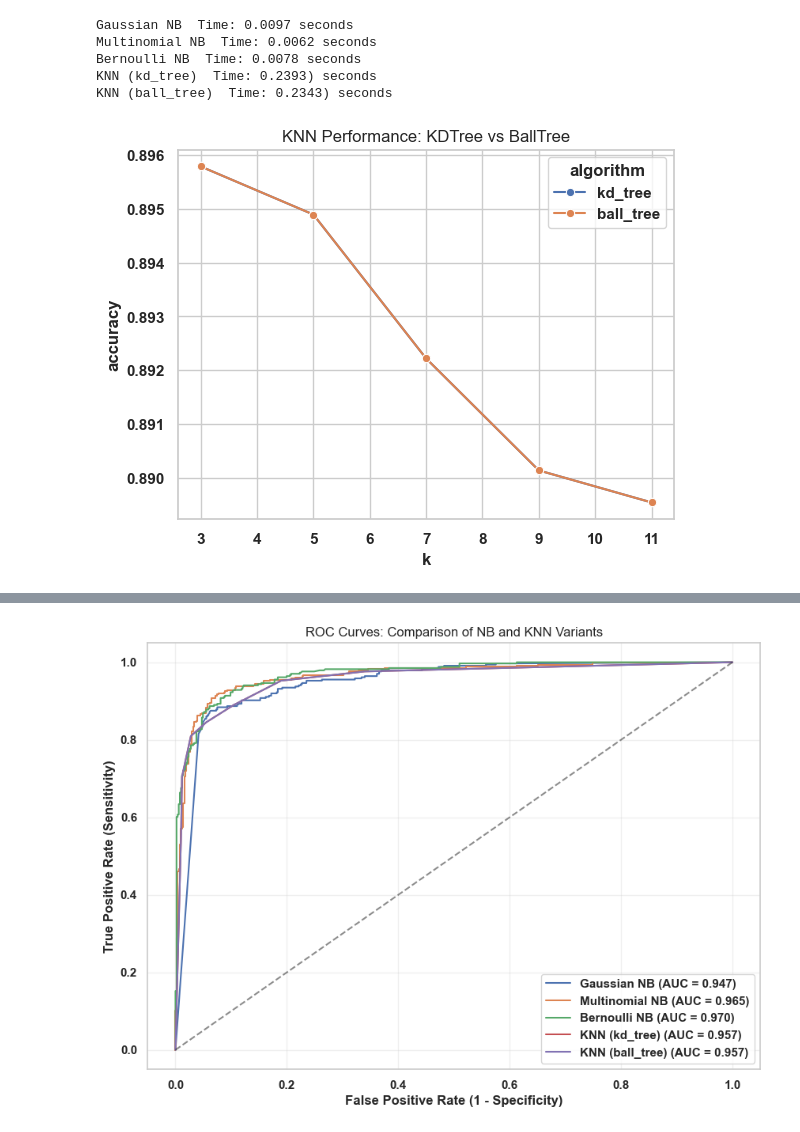
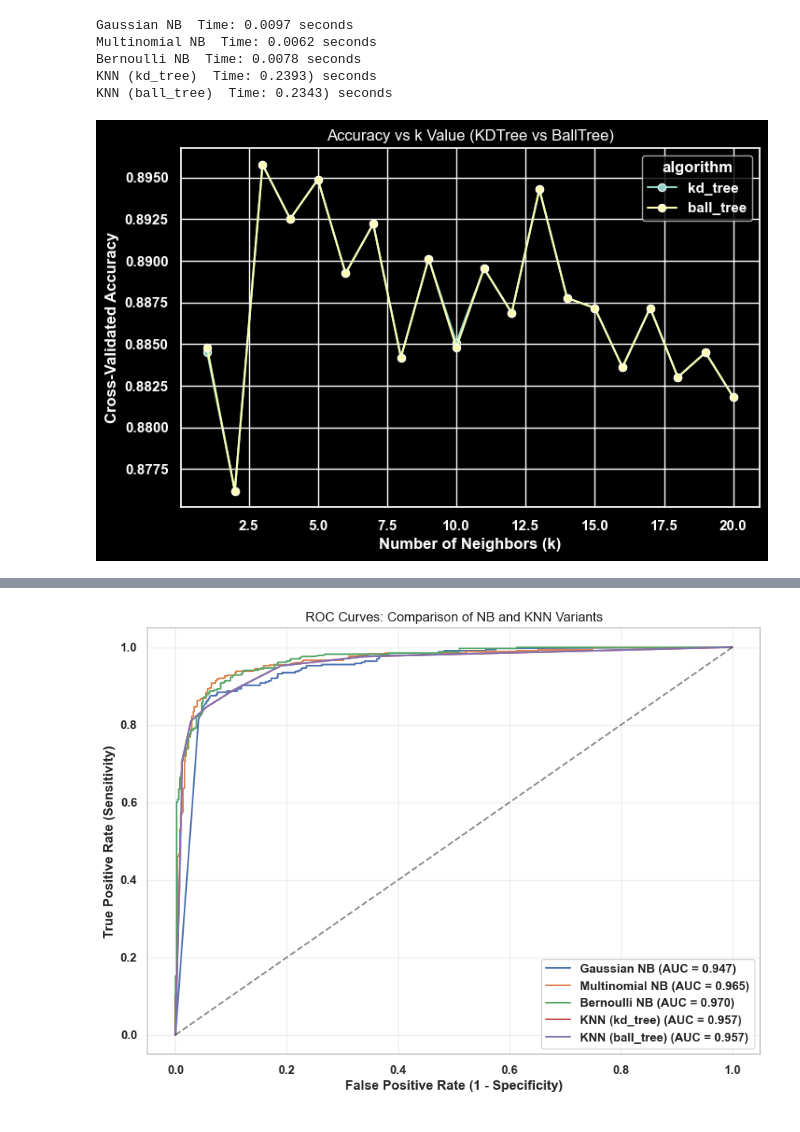
Before and after one commit to AvGeeky/ML_Lab_Sai, a Jupyter notebook: Ex2/Ex2.ipynb, the cells around one changed output, grey strips where cells are left out. Drawn from its saved outputs; the diff is of its cells as text; code cells hidden in the pictures.

```diff
--- a/Ex2/Ex2.ipynb
+++ b/Ex2/Ex2.ipynb
@@ -147,18 +147,48 @@ Bernoulli NB  Time: 0.0078 seconds
 KNN (kd_tree)  Time: 0.2393) seconds
 KNN (ball_tree)  Time: 0.2343) seconds
 # %%
-k_values = [3, 5, 7, 9, 11]
+k_values = range(1, 21)
+
+# k_values = [3, 5, 7, 9, 11]
 knn_results = []
 
 for k in k_values:
     for algo in ['kd_tree', 'ball_tree']:
-        knn = KNeighborsClassifier(n_neighbors=k, algorithm=algo)
-        scores = cross_val_score(knn, X_train_scaled, y_train, cv=5)
-        knn_results.append({'k': k, 'algorithm': algo, 'accuracy': scores.mean()})
+        knn = KNeighborsClassifier(
+            n_neighbors=k,
+            algorithm=algo,
+            metric='minkowski'
+        )
+
+        scores = cross_val_score(
+            knn,
+            X_train_scaled,
+            y_train,
+            cv=5,
+            scoring='accuracy'
+        )
+
+        knn_results.append({
+            'k': k,
+            'algorithm': algo,
+            'accuracy': scores.mean()
+        })
 
 df_knn = pd.DataFrame(knn_results)
-sns.lineplot(data=df_knn, x='k', y='accuracy', hue='algorithm', marker='o')
-plt.title("KNN Performance: KDTree vs BallTree")
+
+plt.figure(figsize=(8,5))
+sns.lineplot(
+    data=df_knn,
+    x='k',
+    y='accuracy',
+    hue='algorithm',
+    marker='o'
+)
+
+plt.title("Accuracy vs k Value (KDTree vs BallTree)")
+plt.xlabel("Number of Neighbors (k)")
+plt.ylabel("Cross-Validated Accuracy")
+plt.grid(True)
 plt.show()
 # %% [output]
-[figure, old version]
+[figure, new version]
```
Also changed, not shown: parts of 6 cells of this notebook, 3 other files.
